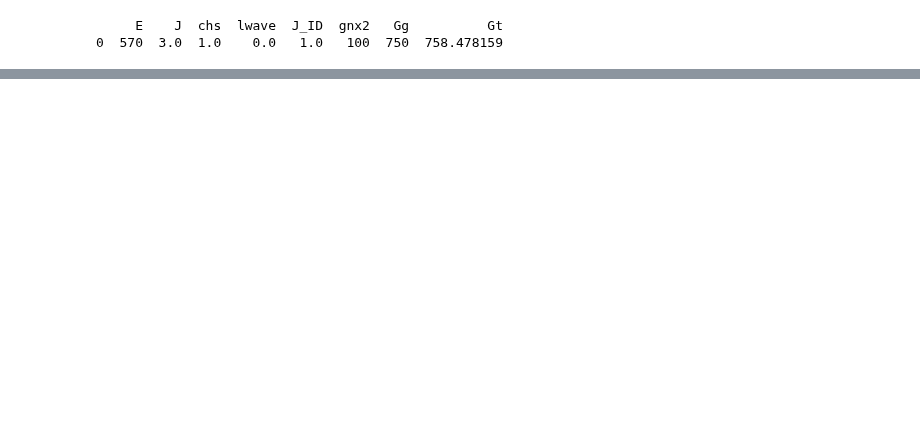
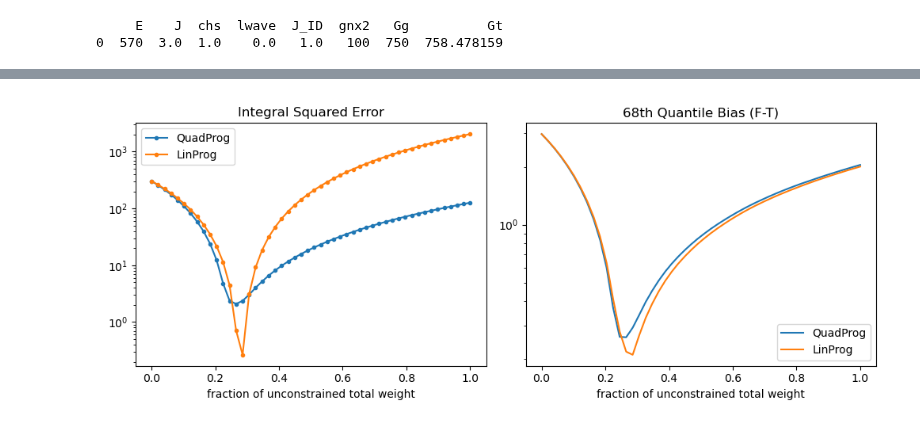
Before and after one commit to Naww137/ATARI, a Jupyter notebook: Fitting/noah_dev/quadprog_rev2.ipynb, the cells around one changed output, grey strips where cells are left out. Cells and saved outputs as stored; diff of their text form; code cells hidden in the pictures; blank space fills up the shorter version.

```diff
--- a/Fitting/noah_dev/quadprog_rev2.ipynb
+++ b/Fitting/noah_dev/quadprog_rev2.ipynb
@@ -373,13 +410,20 @@ fig.tight_layout()
 # %%
 fig, axes = subplots(1,2, figsize=(10,4), sharex=True)
 
-axes[0].plot(np.linspace(0,1,50), MSE_list.flatten(), label='MSE')
-axes[1].plot(np.linspace(0,1,50), mean_bias.flatten()+std_bias.flatten(), label='68% quantile in bias')
-axes[1].axvline(E[np.argwhere(min(chi2_trans.flatten()))], label=r'$\chi^2$')
+axes[0].plot(np.linspace(0,1,50), MSE_list.flatten(), label='QuadProg',marker='.')
+axes[1].plot(np.linspace(0,1,50), mean_bias.flatten()+std_bias.flatten(), label='QuadProg')
+
+axes[0].plot(np.linspace(0,1,50), MSE_list_lp.flatten(), label='LinProg',marker='.')
+axes[1].plot(np.linspace(0,1,50), mean_bias_lp.flatten()+std_bias.flatten(), label='LinProg')
+# axes[1].axvline(data.pw_exp.E[np.argwhere(min(chi2_trans.flatten()))], label=r'$\chi^2$')
 
 for ax in axes:
     ax.legend()
     ax.set_yscale('log')
     ax.set_xlabel('fraction of unconstrained total weight')
 
+axes[0].set_title('Integral Squared Error')
+axes[1].set_title('68th Quantile Bias (F-T)')
 fig.tight_layout()
+# %% [output]
+[figure, added]
```
Also changed, not shown: parts of 21 cells of this notebook, 3 other files.
